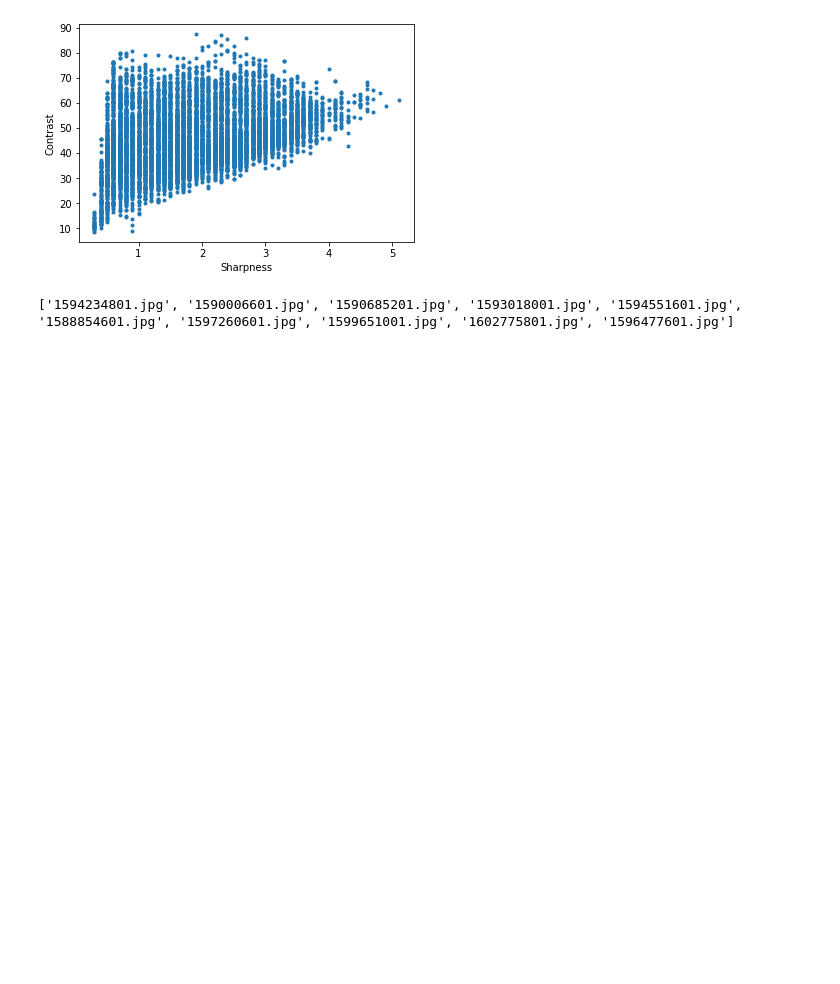
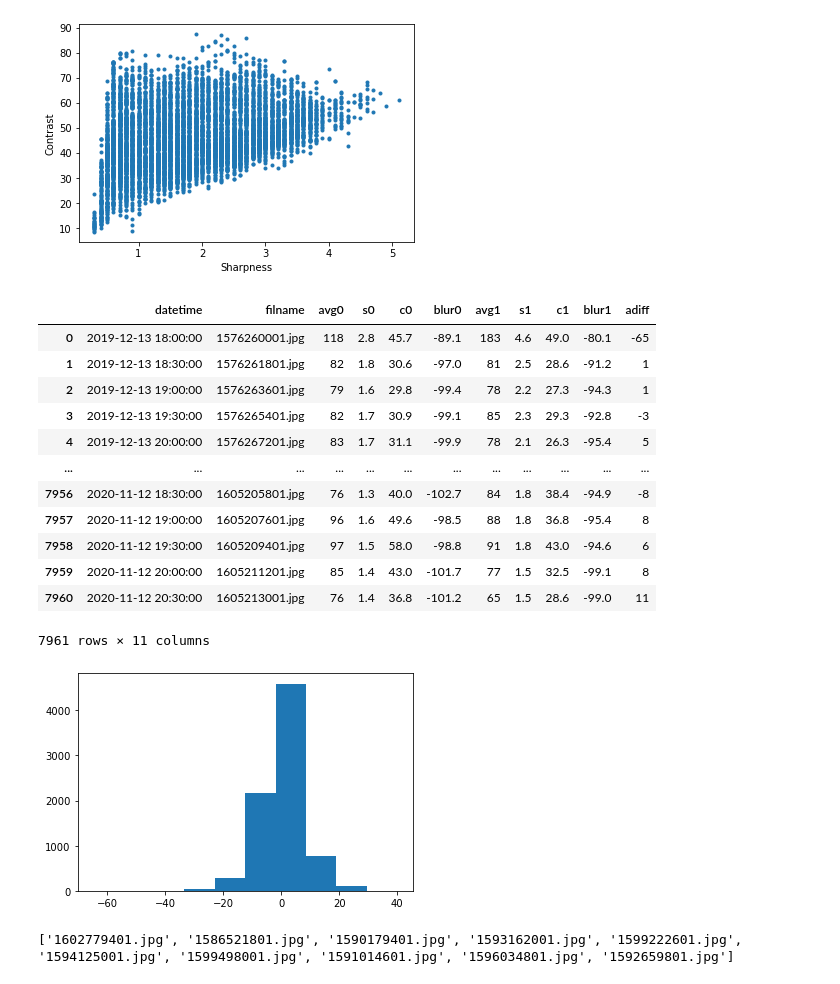
Before and after one commit to csherwood-usgs/CoastCam, a Jupyter notebook: analyze_inventory.ipynb, the cells around one changed output. Cells and saved outputs as stored; diff of their text form; code cells hidden in the pictures; blank space fills up the shorter version.

Commit message:
working comparison of histograms

```diff
--- a/analyze_inventory.ipynb
+++ b/analyze_inventory.ipynb
@@ -71,10 +71,34 @@ plt.xlabel('Sharpness')
 # %% [output]
 Text(0.5, 0, 'Sharpness')
 [figure]
+# %%
+# what is the distribution of brightness difference?
+diff = df['avg0'].values-df['avg1'].values
+plt.hist(diff)
+df['adiff'] = df['avg0']-df['avg1']
+# %% [output]
+|  | datetime | filname | avg0 | s0 | c0 | blur0 | avg1 | s1 | c1 | blur1 | adiff |
+| 0 | 2019-12-13 18:00:00 | 1576260001.jpg | 118 | 2.8 | 45.7 | -89.1 | 183 | 4.6 | 49.0 | -80.1 | -65 |
+| 1 | 2019-12-13 18:30:00 | 1576261801.jpg | 82 | 1.8 | 30.6 | -97.0 | 81 | 2.5 | 28.6 | -91.2 | 1 |
+| 2 | 2019-12-13 19:00:00 | 1576263601.jpg | 79 | 1.6 | 29.8 | -99.4 | 78 | 2.2 | 27.3 | -94.3 | 1 |
+| 3 | 2019-12-13 19:30:00 | 1576265401.jpg | 82 | 1.7 | 30.9 | -99.1 | 85 | 2.3 | 29.3 | -92.8 | -3 |
+| 4 | 2019-12-13 20:00:00 | 1576267201.jpg | 83 | 1.7 | 31.1 | -99.9 | 78 | 2.1 | 26.3 | -95.4 | 5 |
+| ... | ... | ... | ... | ... | ... | ... | ... | ... | ... | ... | ... |
+| 7956 | 2020-11-12 18:30:00 | 1605205801.jpg | 76 | 1.3 | 40.0 | -102.7 | 84 | 1.8 | 38.4 | -94.9 | -8 |
+| 7957 | 2020-11-12 19:00:00 | 1605207601.jpg | 96 | 1.6 | 49.6 | -98.5 | 88 | 1.8 | 36.8 | -95.4 | 8 |
+| 7958 | 2020-11-12 19:30:00 | 1605209401.jpg | 97 | 1.5 | 58.0 | -98.8 | 91 | 1.8 | 43.0 | -94.6 | 6 |
+| 7959 | 2020-11-12 20:00:00 | 1605211201.jpg | 85 | 1.4 | 43.0 | -101.7 | 77 | 1.5 | 32.5 | -99.1 | 8 |
+| 7960 | 2020-11-12 20:30:00 | 1605213001.jpg | 76 | 1.4 | 36.8 | -101.2 | 65 | 1.5 | 28.6 | -99.0 | 11 |
+7961 rows × 11 columns
+[figure, added]
 # %%
 # get a subsample with decent sharpness
-dfs = df[ df['s0']>2. ].sample(n=10)
-flist=dfs['filname'].to_list()
-print(flist)
+dfs = df[ df['adiff']>7.]
+dfs = dfs[ dfs['s0']>2.].sample(n=10)
+dfs.to_pickle('tenfiles.pkl')
-# %% [output]
-['1594234801.jpg', '1590006601.jpg', '1590685201.jpg', '1593018001.jpg', '1594551601.jpg', '1588854601.jpg', '1597260601.jpg', '1599651001.jpg', '1602775801.jpg', '1596477601.jpg']
+# %%
+df10=pd.read_pickle('tenfiles.pkl')
+flist=df10['filname'].to_list()
+print(flist)
+# %% [output]
+['1602779401.jpg', '1586521801.jpg', '1590179401.jpg', '1593162001.jpg', '1599222601.jpg', '1594125001.jpg', '1599498001.jpg', '1591014601.jpg', '1596034801.jpg', '1592659801.jpg']
```
Also changed, not shown: 4 other files.
